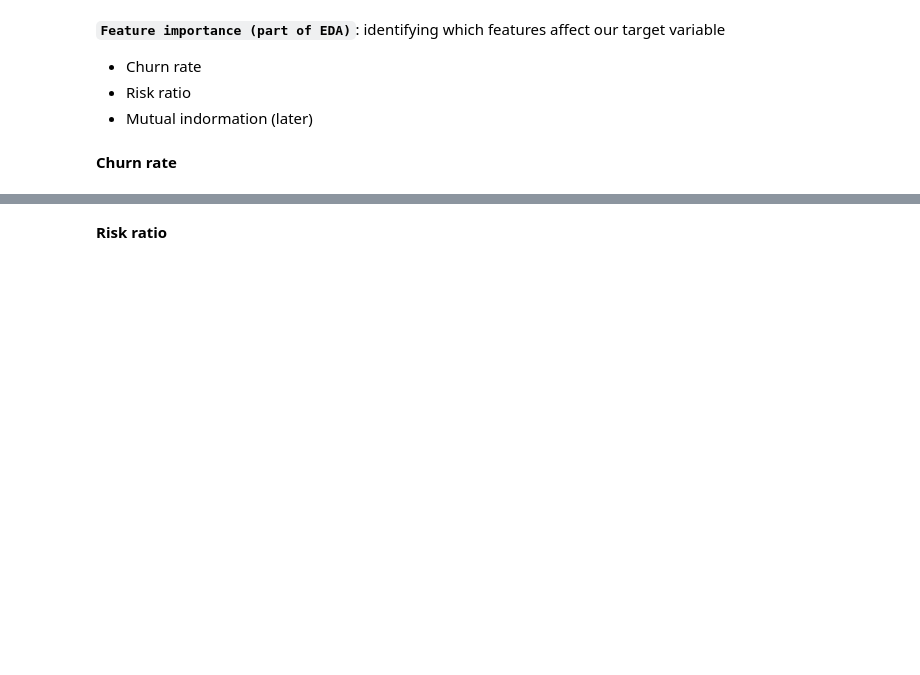
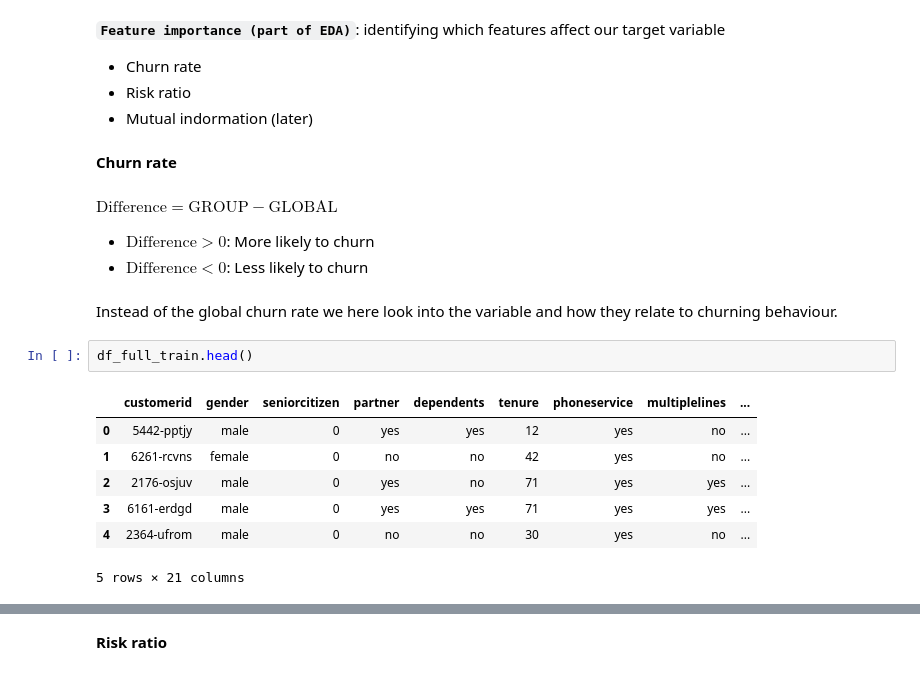
Before and after one commit to joweyel/ml-zoomcamp-material, a Jupyter notebook: 03-classification/notebooks/section3-notebook.ipynb, the cells around one changed output, grey strips where cells are left out. Cells and saved outputs as stored; diff of their text form; blank space fills up the shorter version.

```diff
--- a/03-classification/notebooks/section3-notebook.ipynb
+++ b/03-classification/notebooks/section3-notebook.ipynb
@@ -313,3 +311,19 @@ dtype: int64
 - Mutual indormation (later)
 # %% [markdown]
 **Churn rate**
+# %% [markdown]
+$\text{Difference} = \text{GROUP} - \text{GLOBAL}$
+- $\text{Difference} > 0$: More likely to churn
+- $\text{Difference} < 0$: Less likely to churn
+# %% [markdown]
+Instead of the global churn rate we here look into the variable and how they relate to churning behaviour.
+# %%
+df_full_train.head()
+# %% [output]
+|  | customerid | gender | seniorcitizen | partner | dependents | tenure | phoneservice | multiplelines | ... |
+| 0 | 5442-pptjy | male | 0 | yes | yes | 12 | yes | no | ... |
+| 1 | 6261-rcvns | female | 0 | no | no | 42 | yes | no | ... |
+| 2 | 2176-osjuv | male | 0 | yes | no | 71 | yes | yes | ... |
+| 3 | 6161-erdgd | male | 0 | yes | yes | 71 | yes | yes | ... |
+| 4 | 2364-ufrom | male | 0 | no | no | 30 | yes | no | ... |
+5 rows × 21 columns
```
Also changed, not shown: parts of 37 cells of this notebook, 1 other file.
